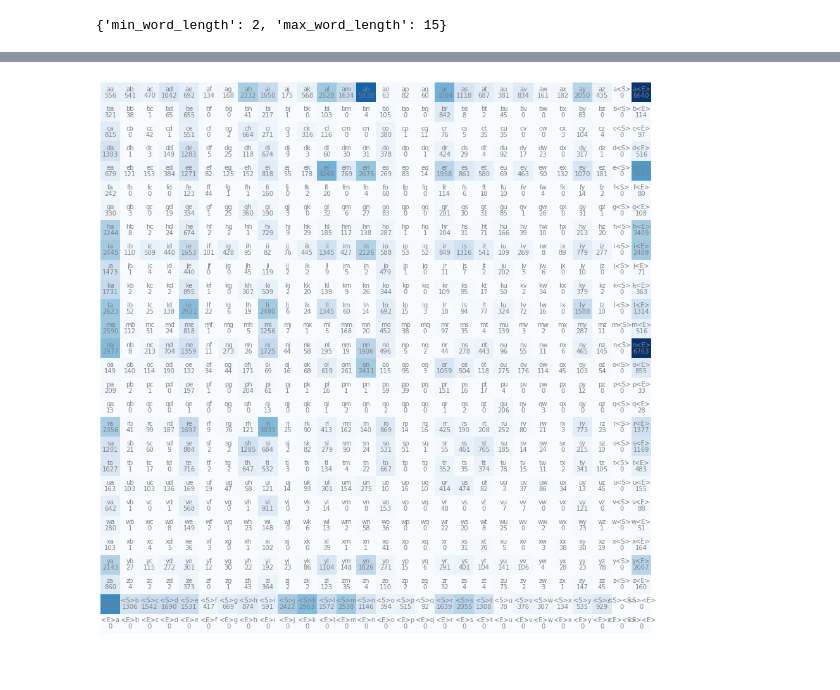
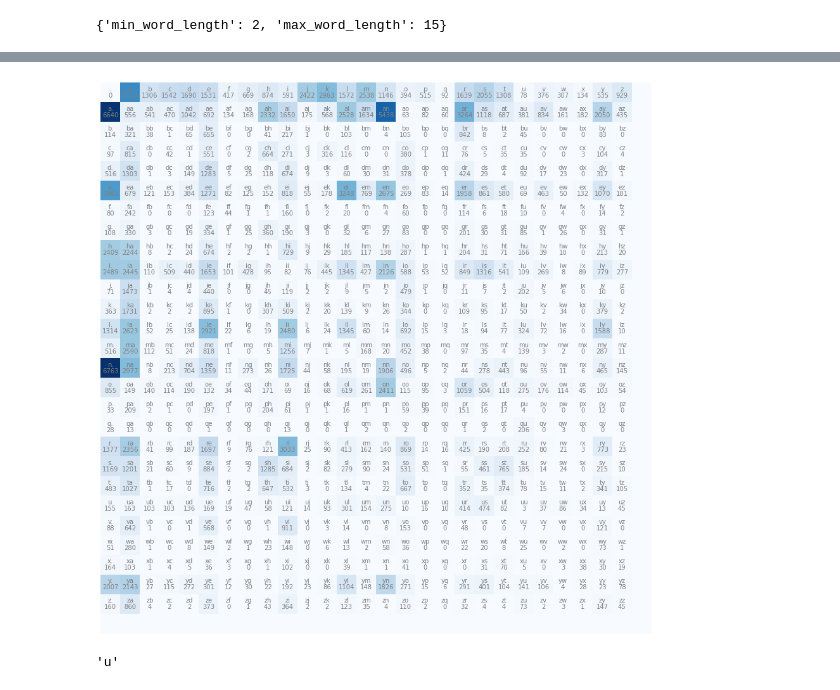
Before and after one commit to manuelmaior29/ds-playground, a Jupyter notebook: makemore/prototype.ipynb, the cells around one changed output, grey strips where cells are left out. Saved outputs shown, nothing was run; the diff lists cells and outputs as text; code cells hidden in the pictures.

Commit message:
Improved bigram + tried char sampling

```diff
--- a/makemore/prototype.ipynb
+++ b/makemore/prototype.ipynb
@@ -29,7 +29,6 @@ import torch
 N = torch.zeros((28, 28), dtype=torch.int32)
 # %%
 chars = sorted(list(set(''.join(words))))
-stoi = {s:i for i, s in enumerate(chars)}
-stoi['<S>'] = 26
-stoi['<E>'] = 27
-stoi
+stoi = {s:i+1 for i, s in enumerate(chars)}
+stoi['.'] = 0
+itos = {i:s for s, i in stoi.items()}
@@ -54,6 +35,6 @@ stoi
 # %%
 for w in words:
-    chs = ['<S>'] + list(w) + ['<E>']
+    chs = ['.'] + list(w) + ['.']
     for ch1, ch2 in zip(chs, chs[1:]):
         ix1 = stoi[ch1]
         ix2 = stoi[ch2]
@@ -63,14 +42,14 @@ itos = {i:s for s, i in stoi.items()}
 # %%
 import matplotlib.pyplot as plt
 %matplotlib inline
 
 fig, ax = plt.subplots(figsize=(16, 16))
 ax.imshow(N, cmap='Blues')
-for i in range(28):
-    for j in range(28):
+for i in range(27):
+    for j in range(27):
         chstr = itos[i] + itos[j]
         ax.text(j, i, chstr, ha='center', va='bottom', color='gray')
         ax.text(j, i, N[i, j].item(), ha='center', va='top', color='gray')
 ax.set_axis_off()
 # %% [output]
-[figure, old version]
+[figure, new version]
@@ -76,0 +59,6 @@ ax.set_axis_off()
+# %%
+g = torch.Generator().manual_seed(22)
+ix = torch.multinomial(p, num_samples=1, replacement=True, generator=g).item()
+itos[ix]
+# %% [output]
+'u'
```
Also changed, not shown: parts of 3 cells of this notebook.
